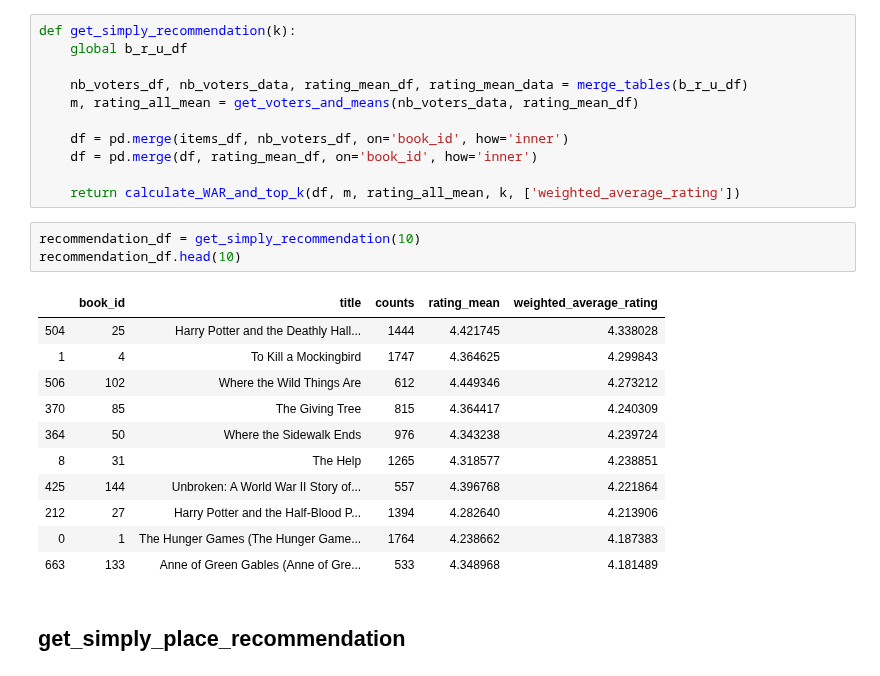
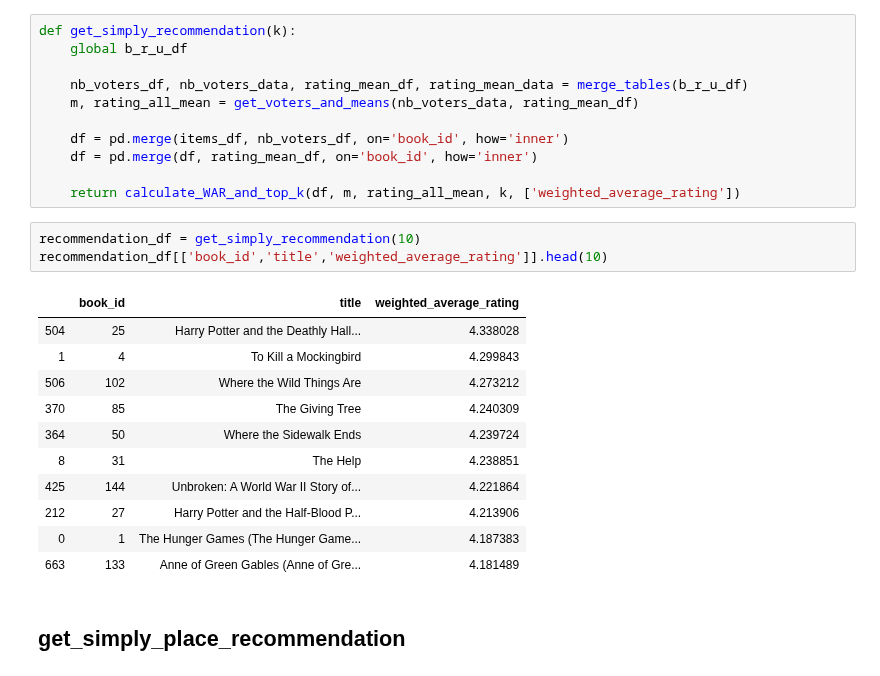
Before and after one commit to Lea1612/AI_Recommender_Systems, a Jupyter notebook: Notebook.ipynb, the cells around one changed output. Saved outputs shown, nothing was run; the diff lists cells and outputs as text.

```diff
--- a/Notebook.ipynb
+++ b/Notebook.ipynb
@@ -166,19 +166,19 @@ def get_simply_recommendation(k):
     return calculate_WAR_and_top_k(df, m, rating_all_mean, k, ['weighted_average_rating'])
 # %%
 recommendation_df = get_simply_recommendation(10)
-recommendation_df.head(10)
+recommendation_df[['book_id','title','weighted_average_rating']].head(10)
 # %% [output]
-|  | book_id | title | counts | rating_mean | weighted_average_rating |
-| 504 | 25 | Harry Potter and the Deathly Hall... | 1444 | 4.421745 | 4.338028 |
-| 1 | 4 | To Kill a Mockingbird | 1747 | 4.364625 | 4.299843 |
-| 506 | 102 | Where the Wild Things Are | 612 | 4.449346 | 4.273212 |
-| 370 | 85 | The Giving Tree | 815 | 4.364417 | 4.240309 |
-| 364 | 50 | Where the Sidewalk Ends | 976 | 4.343238 | 4.239724 |
-| 8 | 31 | The Help | 1265 | 4.318577 | 4.238851 |
-| 425 | 144 | Unbroken: A World War II Story of... | 557 | 4.396768 | 4.221864 |
-| 212 | 27 | Harry Potter and the Half-Blood P... | 1394 | 4.282640 | 4.213906 |
-| 0 | 1 | The Hunger Games (The Hunger Game... | 1764 | 4.238662 | 4.187383 |
-| 663 | 133 | Anne of Green Gables (Anne of Gre... | 533 | 4.348968 | 4.181489 |
+|  | book_id | title | weighted_average_rating |
+| 504 | 25 | Harry Potter and the Deathly Hall... | 4.338028 |
+| 1 | 4 | To Kill a Mockingbird | 4.299843 |
+| 506 | 102 | Where the Wild Things Are | 4.273212 |
+| 370 | 85 | The Giving Tree | 4.240309 |
+| 364 | 50 | Where the Sidewalk Ends | 4.239724 |
+| 8 | 31 | The Help | 4.238851 |
+| 425 | 144 | Unbroken: A World War II Story of... | 4.221864 |
+| 212 | 27 | Harry Potter and the Half-Blood P... | 4.213906 |
+| 0 | 1 | The Hunger Games (The Hunger Game... | 4.187383 |
+| 663 | 133 | Anne of Green Gables (Anne of Gre... | 4.181489 |
 # %% [markdown]
 ## get_simply_place_recommendation
 # %%
```
Also changed, not shown: parts of 10 cells of this notebook, 1 other file.
